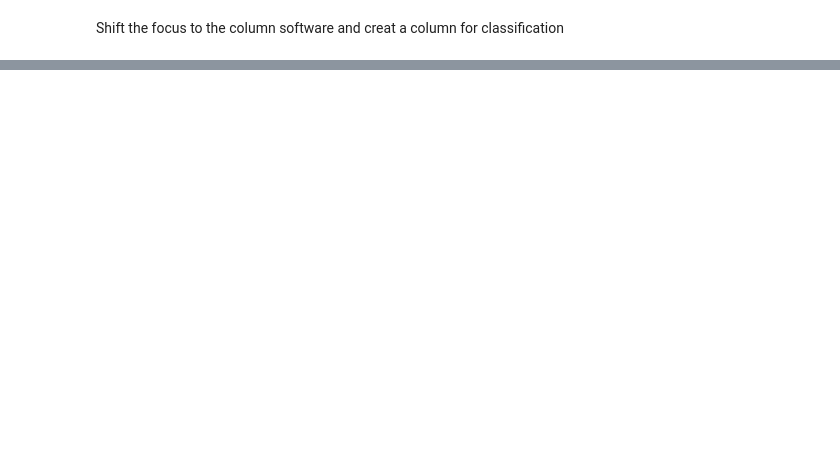
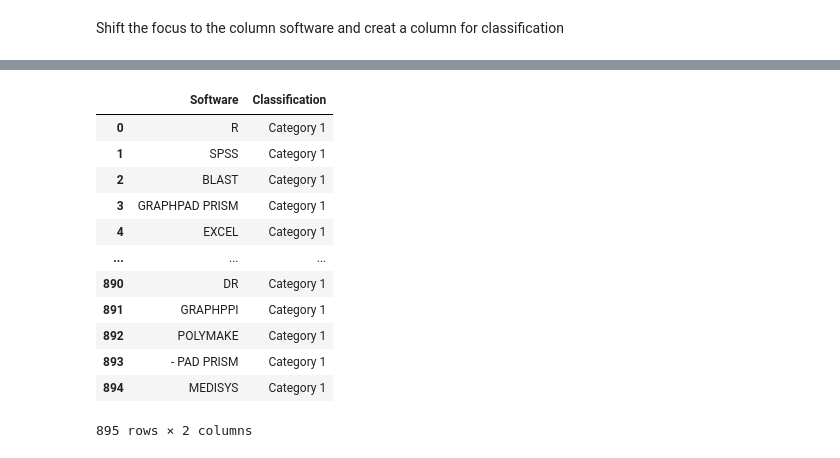
Before and after one commit to kopatri/cs5099masterthesis, a Jupyter notebook: notebooks/CORD-19-software-classification-cs5099.ipynb, the cells around one changed output, grey strips where cells are left out. Saved outputs shown, nothing was run; the diff lists cells and outputs as text; code cells hidden in the pictures; blank space fills up the shorter version.

```diff
--- a/notebooks/CORD-19-software-classification-cs5099.ipynb
+++ b/notebooks/CORD-19-software-classification-cs5099.ipynb
@@ -67,6 +102,20 @@ df_software
 # %%
-# df_json_classifier = pd.read_json('software_classification_CS5099.json')
-# df_json_classifier
+df_json_classifier = pd.read_json('software_classification_CS5099.json')
+df_json_classifier
+# %% [output]
+|  | Software | Classification |
+| 0 | R | Category 1 |
+| 1 | SPSS | Category 1 |
+| 2 | BLAST | Category 1 |
+| 3 | GRAPHPAD PRISM | Category 1 |
+| 4 | EXCEL | Category 1 |
+| ... | ... | ... |
+| 890 | DR | Category 1 |
+| 891 | GRAPHPPI | Category 1 |
+| 892 | POLYMAKE | Category 1 |
+| 893 | - PAD PRISM | Category 1 |
+| 894 | MEDISYS | Category 1 |
+895 rows × 2 columns
 # %%
 Categories_CSV = pd.read_csv('software_categories_CS5099.csv')
 Categories_CSV
```
Also changed, not shown: parts of 6 cells of this notebook, 2 other files.
